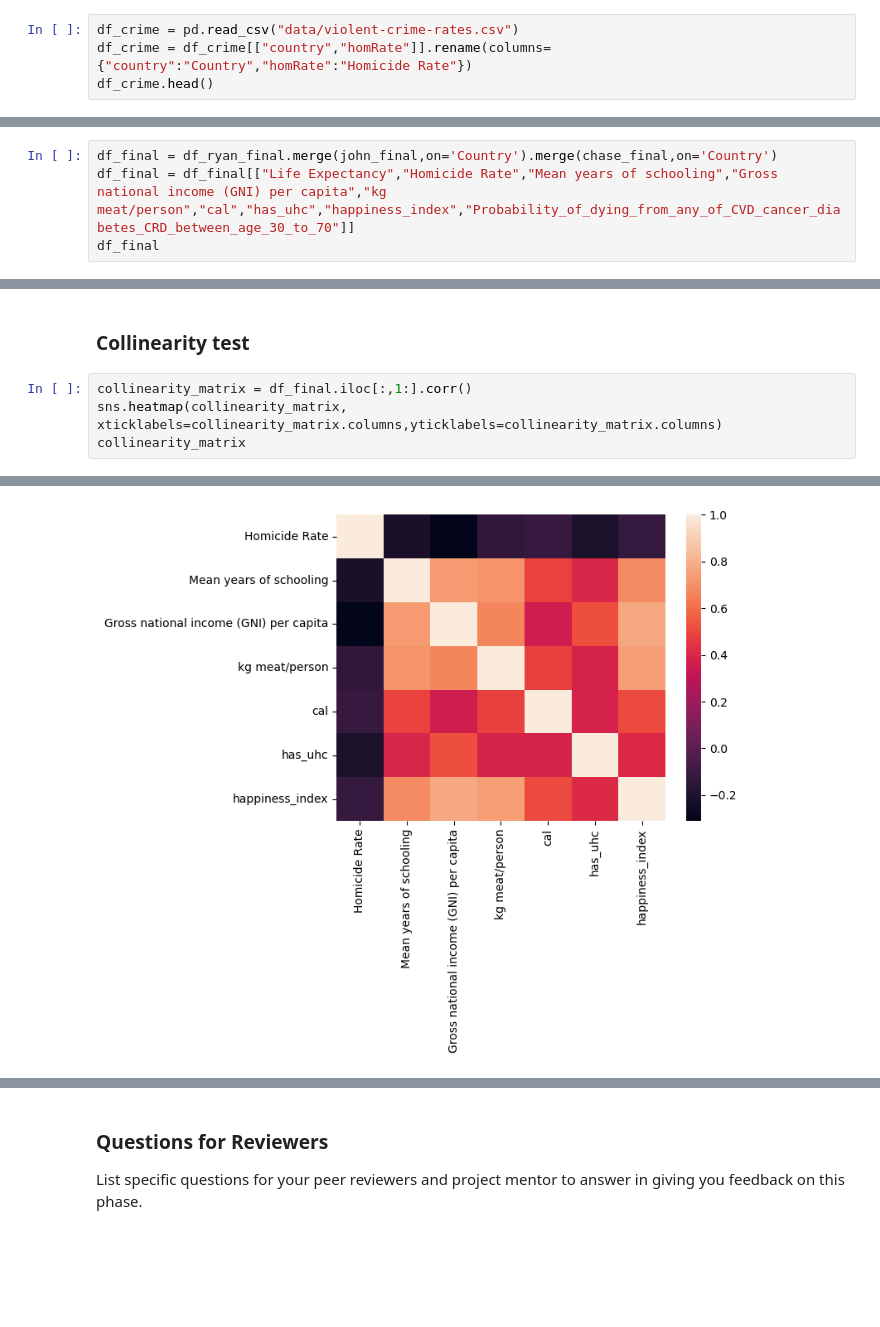
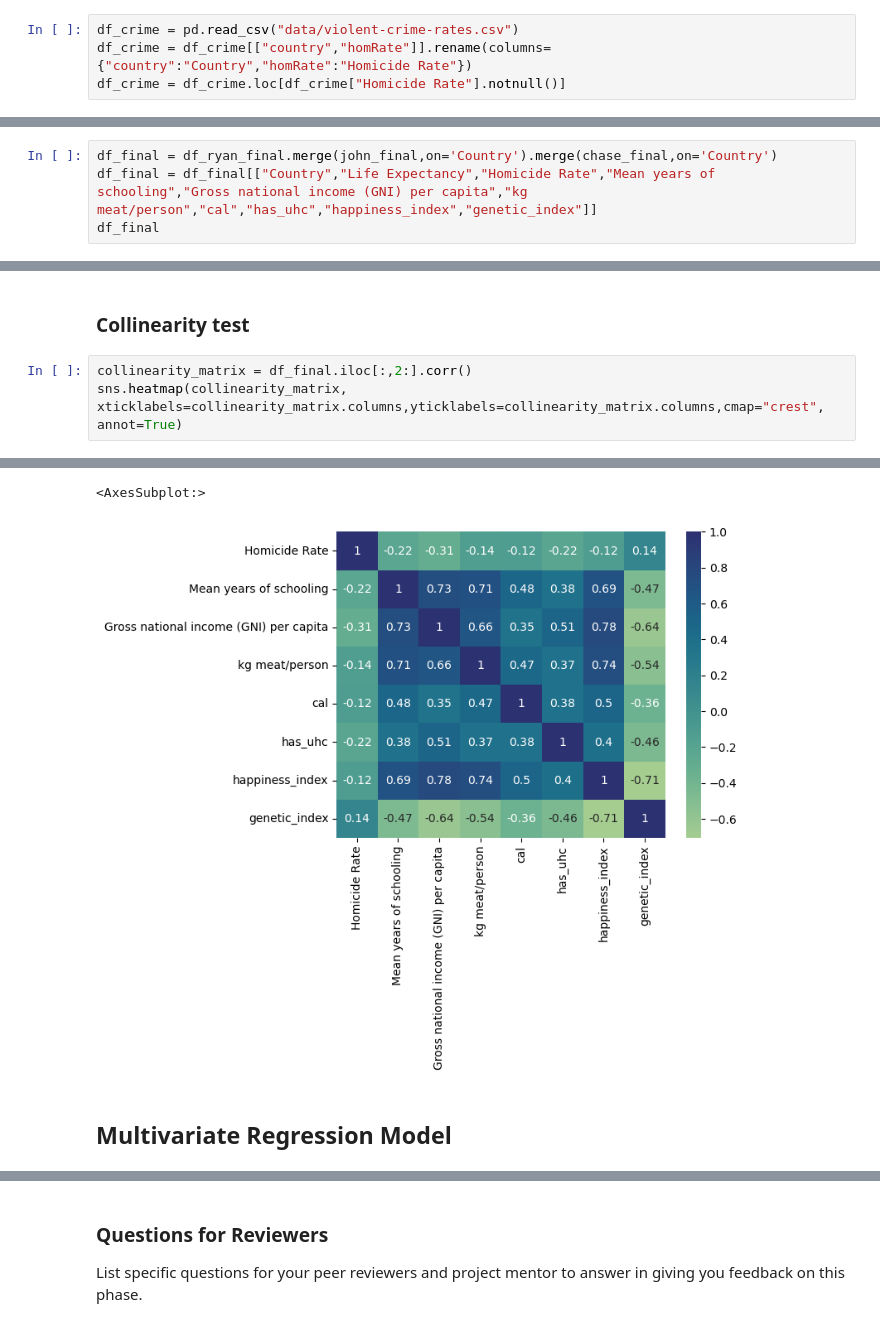
Before and after one commit to ryanbordo/Life-Expectancies-Analysis, a Jupyter notebook: p2.ipynb, the cells around one changed output, grey strips where cells are left out. Saved outputs shown, nothing was run; the diff lists cells and outputs as text; blank space fills up the shorter version.

```diff
--- a/p2.ipynb
+++ b/p2.ipynb
@@ -71,4 +75,4 @@ I have found and used the violent crime dataset from the world population review
 # %%
 df_crime = pd.read_csv("data/violent-crime-rates.csv")
 df_crime = df_crime[["country","homRate"]].rename(columns={"country":"Country","homRate":"Homicide Rate"})
-df_crime.head()
+df_crime = df_crime.loc[df_crime["Homicide Rate"].notnull()]
@@ -594,6 +595,6 @@ Returning data to local variable chase_final
 # Combine Data
 # %%
 df_final = df_ryan_final.merge(john_final,on='Country').merge(chase_final,on='Country')
-df_final = df_final[["Life Expectancy","Homicide Rate","Mean years of schooling","Gross national income (GNI) per capita","kg meat/person","cal","has_uhc","happiness_index","Probability_of_dying_from_any_of_CVD_cancer_diabetes_CRD_between_age_30_to_70"]]
+df_final = df_final[["Country","Life Expectancy","Homicide Rate","Mean years of schooling","Gross national income (GNI) per capita","kg meat/person","cal","has_uhc","happiness_index","genetic_index"]]
 df_final
 # %% [output]
@@ -631,7 +632,6 @@ Perform an (initial) exploratory data analysis.
 # %% [markdown]
 ### Collinearity test
 # %%
-collinearity_matrix = df_final.iloc[:,1:].corr()
-sns.heatmap(collinearity_matrix, xticklabels=collinearity_matrix.columns,yticklabels=collinearity_matrix.columns)
-collinearity_matrix
+collinearity_matrix = df_final.iloc[:,2:].corr()
+sns.heatmap(collinearity_matrix, xticklabels=collinearity_matrix.columns,yticklabels=collinearity_matrix.columns,cmap="crest", annot=True)
 # %% [output]
@@ -646 +638,4 @@ collinearity_matrix
+<AxesSubplot:>
-[figure, old version]
+[figure, new version]
+# %% [markdown]
+## Multivariate Regression Model
```
Also changed, not shown: parts of 12 cells of this notebook, 1 other file.
